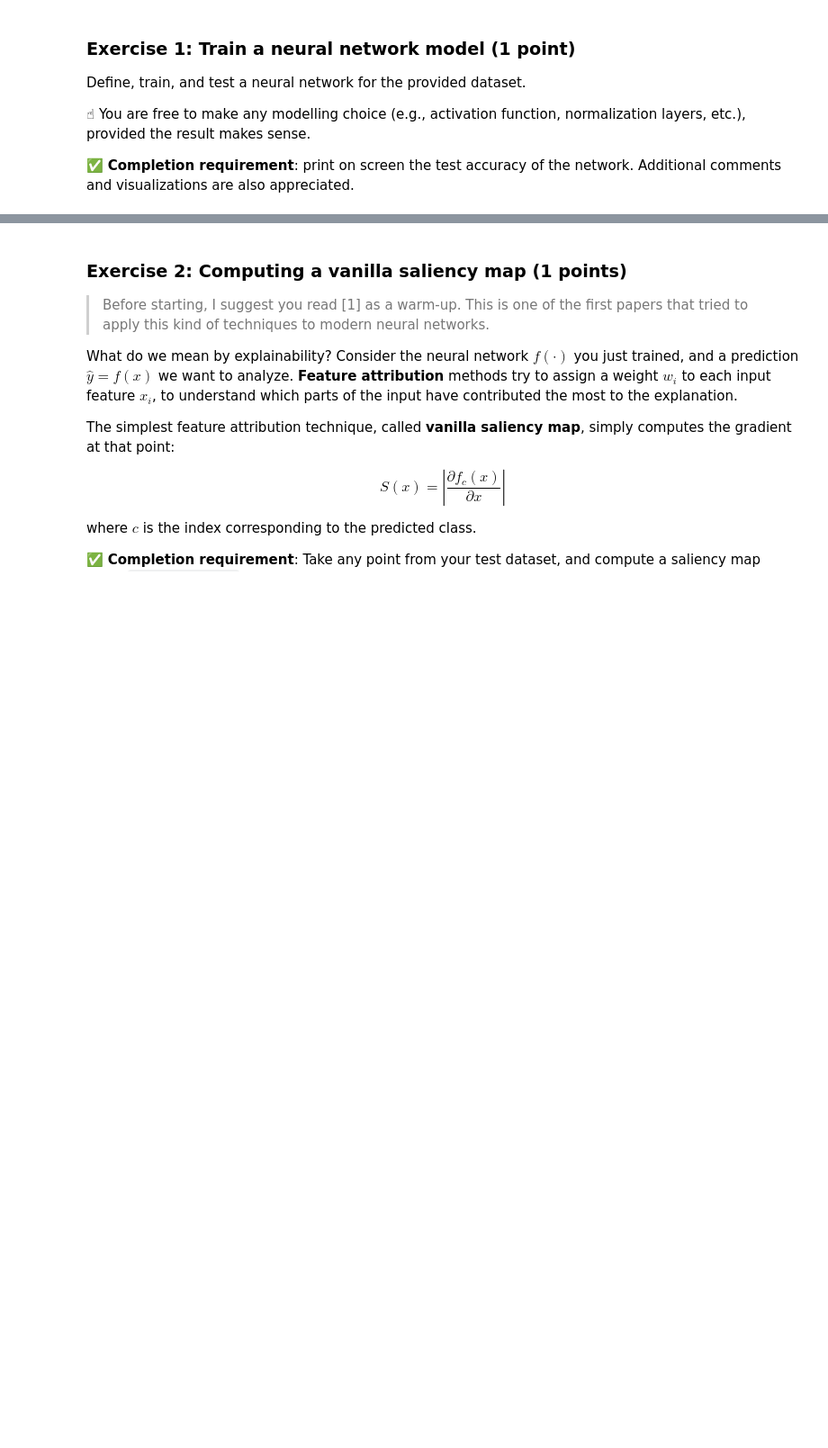
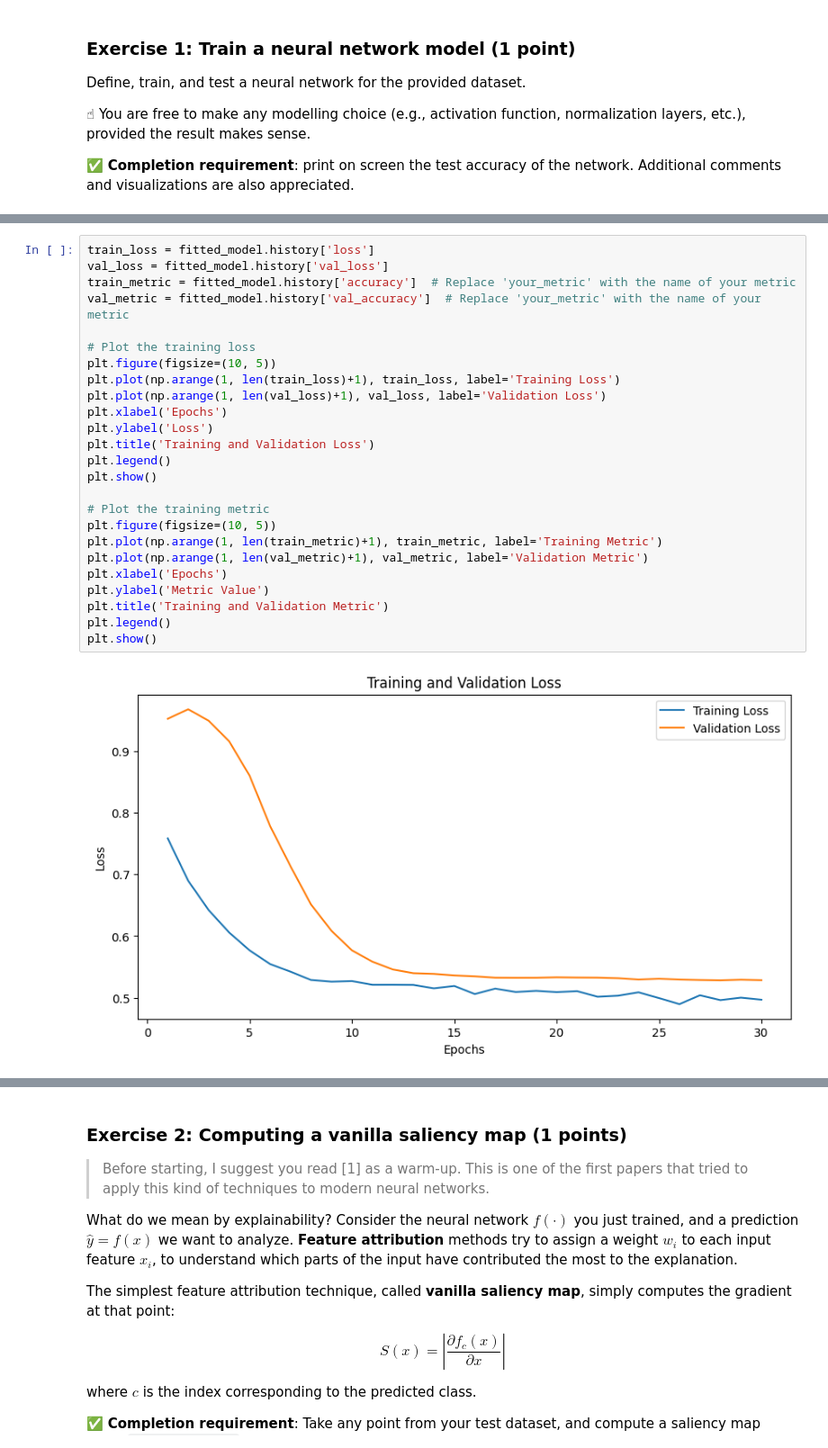
Before and after one commit to PaoloBarba/NN_Homework_1, a Jupyter notebook: NNDS_2023_Homework.ipynb, the cells around one changed output, grey strips where cells are left out. Shown at 90% size. Cells and saved outputs as stored; diff of their text form; blank space fills up the shorter version.

```diff
--- a/NNDS_2023_Homework.ipynb
+++ b/NNDS_2023_Homework.ipynb
@@ -198,0 +147,27 @@ TypeError: ignored
+# %%
+train_loss = fitted_model.history['loss']
+val_loss = fitted_model.history['val_loss']
+train_metric = fitted_model.history['accuracy']  # Replace 'your_metric' with the name of your metric
+val_metric = fitted_model.history['val_accuracy']  # Replace 'your_metric' with the name of your metric
+
+# Plot the training loss
+plt.figure(figsize=(10, 5))
+plt.plot(np.arange(1, len(train_loss)+1), train_loss, label='Training Loss')
+plt.plot(np.arange(1, len(val_loss)+1), val_loss, label='Validation Loss')
+plt.xlabel('Epochs')
+plt.ylabel('Loss')
+plt.title('Training and Validation Loss')
+plt.legend()
+plt.show()
+
+# Plot the training metric
+plt.figure(figsize=(10, 5))
+plt.plot(np.arange(1, len(train_metric)+1), train_metric, label='Training Metric')
+plt.plot(np.arange(1, len(val_metric)+1), val_metric, label='Validation Metric')
+plt.xlabel('Epochs')
+plt.ylabel('Metric Value')
+plt.title('Training and Validation Metric')
+plt.legend()
+plt.show()
+# %% [output]
+[figure, added]
```
Also changed, not shown: parts of 12 cells of this notebook.
